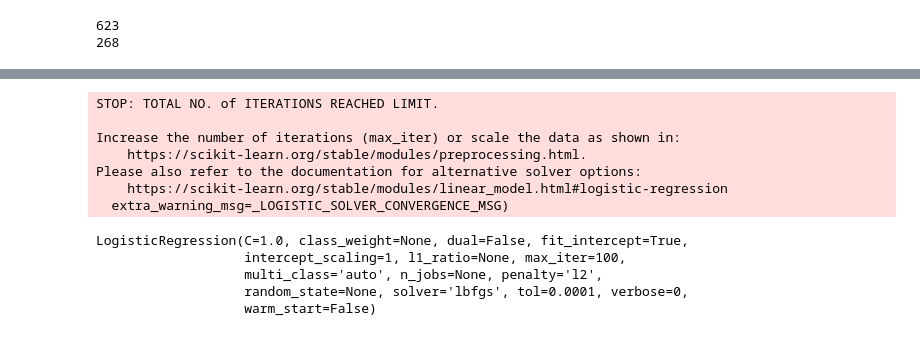
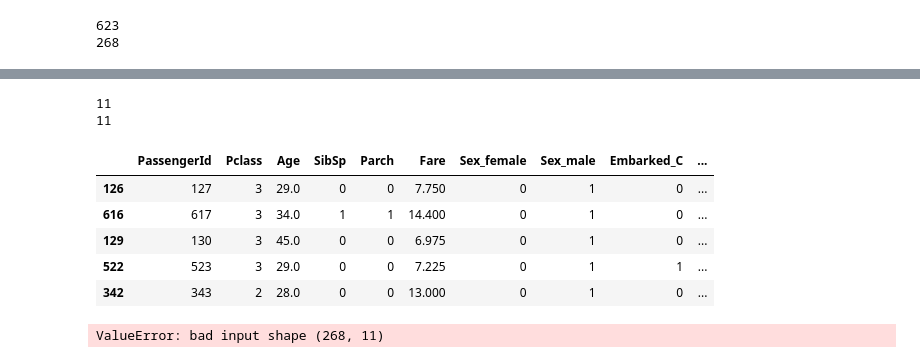
Before and after one commit to prasad5141/Titanic-survival-prediction, a Jupyter notebook: Titanic disaster survival prediction problem.ipynb, the cells around one changed output, grey strips where cells are left out. Saved outputs shown, nothing was run; the diff lists cells and outputs as text; code cells hidden in the pictures.

```diff
--- a/Titanic disaster survival prediction problem.ipynb
+++ b/Titanic disaster survival prediction problem.ipynb
@@ -466,2 +492,19 @@ X_test_1 = pd.get_dummies(X_test)
 # %%
 from sklearn.linear_model import LogisticRegression
+# %%
+x_train = pd.get_dummies(X_train)
+y_train = pd.get_dummies(X_test)
+print(len(x_train.columns))
+print(len(y_train.columns))
+# %% [output]
+11
+11
+# %%
+x_train.head()
+# %% [output]
+|  | PassengerId | Pclass | Age | SibSp | Parch | Fare | Sex_female | Sex_male | Embarked_C | ... |
+| 126 | 127 | 3 | 29.0 | 0 | 0 | 7.750 | 0 | 1 | 0 | ... |
+| 616 | 617 | 3 | 34.0 | 1 | 1 | 14.400 | 0 | 1 | 0 | ... |
+| 129 | 130 | 3 | 45.0 | 0 | 0 | 6.975 | 0 | 1 | 0 | ... |
+| 522 | 523 | 3 | 29.0 | 0 | 0 | 7.225 | 0 | 1 | 1 | ... |
+| 342 | 343 | 2 | 28.0 | 0 | 0 | 13.000 | 0 | 1 | 0 | ... |
@@ -468,16 +513,5 @@ from sklearn.linear_model import LogisticRegression
 # %%
-logreg = LogisticRegression()
-logreg.fit(X_train_1, y_train)
+log_reg  = LogisticRegression()
+log_reg.fit(x_train, y_train)
 # %% [output]
-STOP: TOTAL NO. of ITERATIONS REACHED LIMIT.
-
-Increase the number of iterations (max_iter) or scale the data as shown in:
-    https://scikit-learn.org/stable/modules/preprocessing.html.
-Please also refer to the documentation for alternative solver options:
-    https://scikit-learn.org/stable/modules/linear_model.html#logistic-regression
-  extra_warning_msg=_LOGISTIC_SOLVER_CONVERGENCE_MSG)
+ValueError: bad input shape (268, 11)
-LogisticRegression(C=1.0, class_weight=None, dual=False, fit_intercept=True,
-                   intercept_scaling=1, l1_ratio=None, max_iter=100,
-                   multi_class='auto', n_jobs=None, penalty='l2',
-                   random_state=None, solver='lbfgs', tol=0.0001, verbose=0,
-                   warm_start=False)
```
Also changed, not shown: parts of 19 cells of this notebook.
